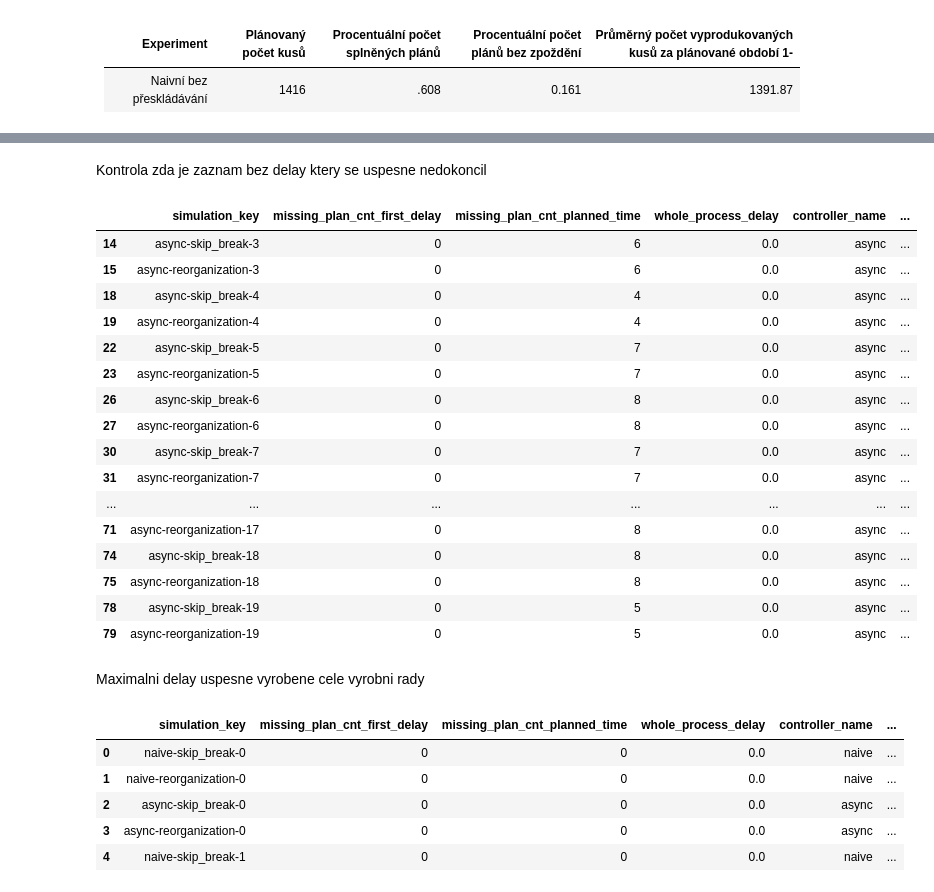
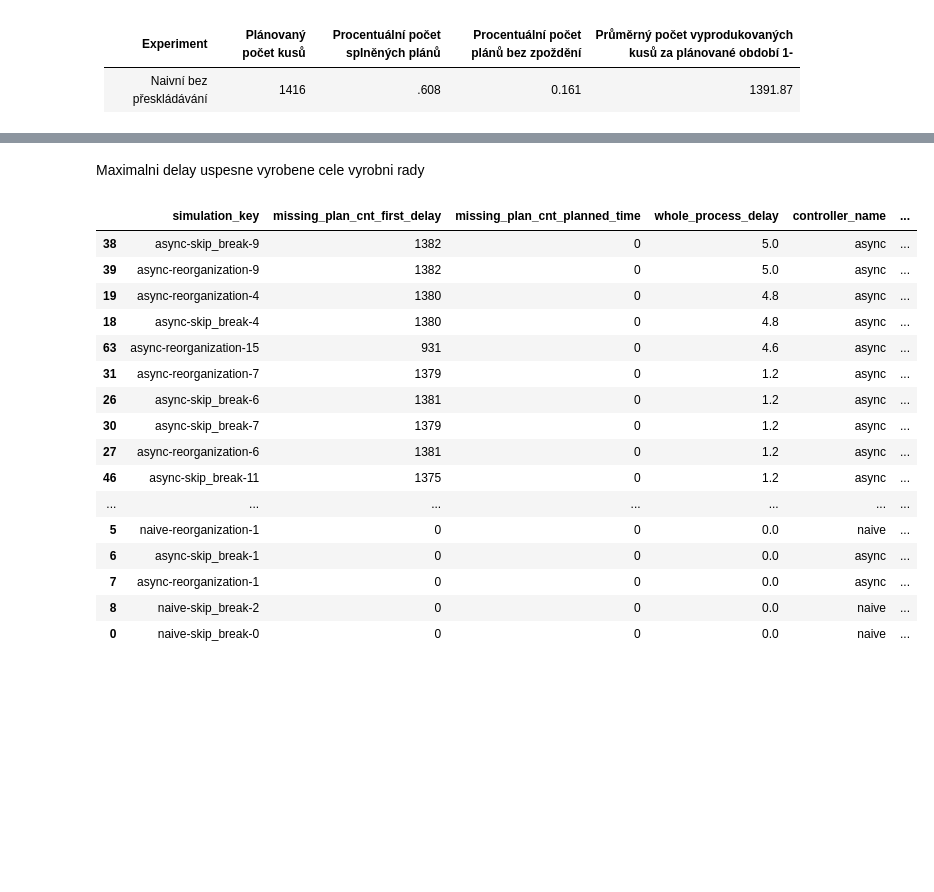
Before and after one commit to rasvob/robot-simulator, a Jupyter notebook: OptimizersSimulationSummary/simulations_summary_day_and_week_plan.ipynb, the cells around one changed output, grey strips where cells are left out. Saved outputs shown, nothing was run; the diff lists cells and outputs as text; code cells hidden in the pictures; blank space fills up the shorter version.

```diff
--- a/OptimizersSimulationSummary/simulations_summary_day_and_week_plan.ipynb
+++ b/OptimizersSimulationSummary/simulations_summary_day_and_week_plan.ipynb
@@ -70,5 +69,3 @@ px.box(df, y='missing_plan_cnt_planned_time', color='experiment_name', title='Po
 px.box(df, y='process_delay_minutes', color='experiment_name', title='Akumulovaný čas prostojů v minutách')
 # %% [output]
 [interactive output not drawn]
-# %% [markdown]
-Kontrola zda je zaznam bez delay ktery se uspesne nedokoncil
@@ -77,34 +72,25 @@ df[df.simulation_index==8]
-# %%
-df[(df.missing_plan_cnt_planned_time > 0) & (df.whole_process_delay == 0)]
-# %% [output]
-|  | simulation_key | missing_plan_cnt_first_delay | missing_plan_cnt_planned_time | whole_process_delay | controller_name | ... |
-| 14 | async-skip_break-3 | 0 | 6 | 0.0 | async | ... |
-| 15 | async-reorganization-3 | 0 | 6 | 0.0 | async | ... |
-| 18 | async-skip_break-4 | 0 | 4 | 0.0 | async | ... |
-| 19 | async-reorganization-4 | 0 | 4 | 0.0 | async | ... |
-| 22 | async-skip_break-5 | 0 | 7 | 0.0 | async | ... |
-| 23 | async-reorganization-5 | 0 | 7 | 0.0 | async | ... |
-| 26 | async-skip_break-6 | 0 | 8 | 0.0 | async | ... |
-| 27 | async-reorganization-6 | 0 | 8 | 0.0 | async | ... |
-| 30 | async-skip_break-7 | 0 | 7 | 0.0 | async | ... |
-| 31 | async-reorganization-7 | 0 | 7 | 0.0 | async | ... |
-| ... | ... | ... | ... | ... | ... | ... |
-| 71 | async-reorganization-17 | 0 | 8 | 0.0 | async | ... |
-| 74 | async-skip_break-18 | 0 | 8 | 0.0 | async | ... |
-| 75 | async-reorganization-18 | 0 | 8 | 0.0 | async | ... |
-| 78 | async-skip_break-19 | 0 | 5 | 0.0 | async | ... |
-| 79 | async-reorganization-19 | 0 | 5 | 0.0 | async | ... |
 # %% [markdown]
 Maximalni delay uspesne vyrobene cele vyrobni rady
 # %%
-df[(df.missing_plan_cnt_planned_time == 0)].sort_values('whole_process_delay', ascending=False).head()
+df[(df.missing_plan_cnt_planned_time == 0)].sort_values('whole_process_delay', ascending=False)
 # %% [output]
 |  | simulation_key | missing_plan_cnt_first_delay | missing_plan_cnt_planned_time | whole_process_delay | controller_name | ... |
+| 38 | async-skip_break-9 | 1382 | 0 | 5.0 | async | ... |
+| 39 | async-reorganization-9 | 1382 | 0 | 5.0 | async | ... |
+| 19 | async-reorganization-4 | 1380 | 0 | 4.8 | async | ... |
+| 18 | async-skip_break-4 | 1380 | 0 | 4.8 | async | ... |
+| 63 | async-reorganization-15 | 931 | 0 | 4.6 | async | ... |
+| 31 | async-reorganization-7 | 1379 | 0 | 1.2 | async | ... |
+| 26 | async-skip_break-6 | 1381 | 0 | 1.2 | async | ... |
+| 30 | async-skip_break-7 | 1379 | 0 | 1.2 | async | ... |
+| 27 | async-reorganization-6 | 1381 | 0 | 1.2 | async | ... |
+| 46 | async-skip_break-11 | 1375 | 0 | 1.2 | async | ... |
+| ... | ... | ... | ... | ... | ... | ... |
+| 5 | naive-reorganization-1 | 0 | 0 | 0.0 | naive | ... |
+| 6 | async-skip_break-1 | 0 | 0 | 0.0 | async | ... |
+| 7 | async-reorganization-1 | 0 | 0 | 0.0 | async | ... |
+| 8 | naive-skip_break-2 | 0 | 0 | 0.0 | naive | ... |
 | 0 | naive-skip_break-0 | 0 | 0 | 0.0 | naive | ... |
-| 1 | naive-reorganization-0 | 0 | 0 | 0.0 | naive | ... |
-| 2 | async-skip_break-0 | 0 | 0 | 0.0 | async | ... |
-| 3 | async-reorganization-0 | 0 | 0 | 0.0 | async | ... |
-| 4 | naive-skip_break-1 | 0 | 0 | 0.0 | naive | ... |
 # %%
 px.box(df[(df.missing_plan_cnt_planned_time == 0)], y='whole_process_delay', title='Délka prostoje v sekundách pro splněné plány')
 # %% [output]
```
Also changed, not shown: parts of 4 cells of this notebook.
